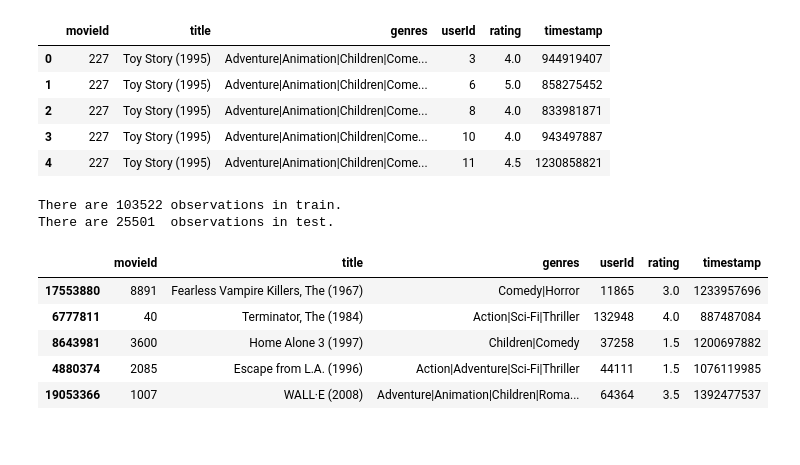
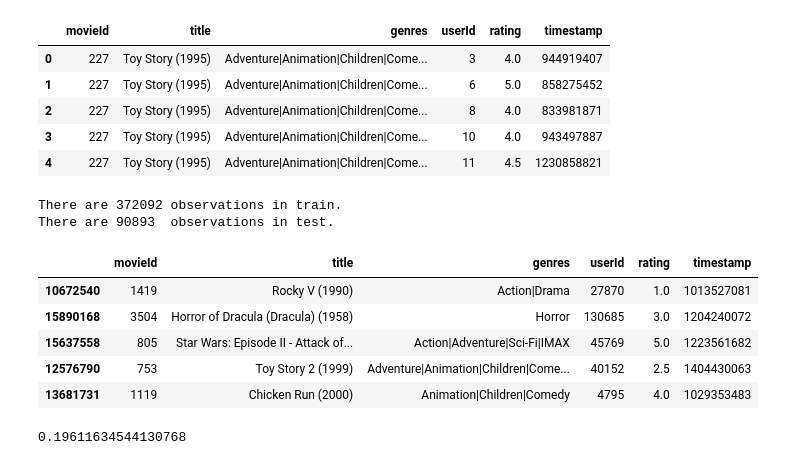
Before and after one commit to alineberry/my-movie-recommender, a Jupyter notebook: notebooks/collaborative-matrix-factorization-approach.ipynb, the cells around one changed output. Saved outputs shown, nothing was run; the diff lists cells and outputs as text; code cells hidden in the pictures.

```diff
--- a/notebooks/collaborative-matrix-factorization-approach.ipynb
+++ b/notebooks/collaborative-matrix-factorization-approach.ipynb
@@ -130,8 +136,8 @@ from scipy.sparse import csr_matrix
 from scipy.sparse.linalg import svds
 from sklearn import cross_validation as cv
 # %%
-ratings = pd.read_csv(os.path.join(cwd, "..", "data/ml-20m", "ratings.csv"))
-movies = pd.read_csv(os.path.join(cwd, "..", "data/ml-20m", "movies.csv"))
+ratings = pd.read_csv(os.path.join(cwd, "..", "data", "ratings.csv"))
+movies = pd.read_csv(os.path.join(cwd, "..", "data", "movies.csv"))
 ratings = pd.merge(movies, ratings, on="movieId", how="right")
 ratings.movieId = ratings.movieId.apply(lambda x: movie2idx[x])
 print(ratings.shape)
@@ -149,34 +155,37 @@ There are 26744 movies.
 | 3 | 227 | Toy Story (1995) | Adventure|Animation|Children|Come... | 10 | 4.0 | 943497887 |
 | 4 | 227 | Toy Story (1995) | Adventure|Animation|Children|Come... | 11 | 4.5 | 1230858821 |
 # %%
-ratings = ratings.sample(200000)
-
-#remove users that rates less than 3 things.
-ratings = ratings.groupby('userId').filter(lambda x: len(x) >= 3)
+ratings = ratings.sample(500000)
+#remove users that rates less than n things.
+ratings = ratings.groupby('userId').filter(lambda x: len(x) >= 2)
 #remove movies that only occure once
 ratings = ratings.groupby('movieId').filter(lambda x: len(x) > 1)
 
 #do a test train split
 train, test = cv.train_test_split(ratings, test_size=0.2)
 
 #drop users and movies from test that aren't in train
 c = list(set(test.movieId).intersection(train.movieId))
 test = test[test['movieId'].isin(c)]
 c = list(set(test.userId).intersection(train.userId))
 test = test[test['userId'].isin(c)]
 
 print("There are {} observations in train.".format(train.shape[0]))
 print("There are {}  observations in test.".format(test.shape[0]))
 train.head()
 # %% [output]
-There are 103522 observations in train.
-There are 25501  observations in test.
+There are 372092 observations in train.
+There are 90893  observations in test.
 |  | movieId | title | genres | userId | rating | timestamp |
-| 17553880 | 8891 | Fearless Vampire Killers, The (1967) | Comedy|Horror | 11865 | 3.0 | 1233957696 |
-| 6777811 | 40 | Terminator, The (1984) | Action|Sci-Fi|Thriller | 132948 | 4.0 | 887487084 |
-| 8643981 | 3600 | Home Alone 3 (1997) | Children|Comedy | 37258 | 1.5 | 1200697882 |
-| 4880374 | 2085 | Escape from L.A. (1996) | Action|Adventure|Sci-Fi|Thriller | 44111 | 1.5 | 1076119985 |
-| 19053366 | 1007 | WALL·E (2008) | Adventure|Animation|Children|Roma... | 64364 | 3.5 | 1392477537 |
+| 10672540 | 1419 | Rocky V (1990) | Action|Drama | 27870 | 1.0 | 1013527081 |
+| 15890168 | 3504 | Horror of Dracula (Dracula) (1958) | Horror | 130685 | 3.0 | 1204240072 |
+| 15637558 | 805 | Star Wars: Episode II - Attack of... | Action|Adventure|Sci-Fi|IMAX | 45769 | 5.0 | 1223561682 |
+| 12576790 | 753 | Toy Story 2 (1999) | Adventure|Animation|Children|Come... | 40152 | 2.5 | 1404430063 |
+| 13681731 | 1119 | Chicken Run (2000) | Animation|Children|Comedy | 4795 | 4.0 | 1029353483 |
+# %%
+90775/(372088 + 90775)
+# %% [output]
+0.19611634544130768
 # %%
 train = train.pivot(index = 'userId', columns ='movieId', values = 'rating').fillna(0)
 user_index = train.index.tolist()
```
Also changed, not shown: parts of 69 cells of this notebook.
